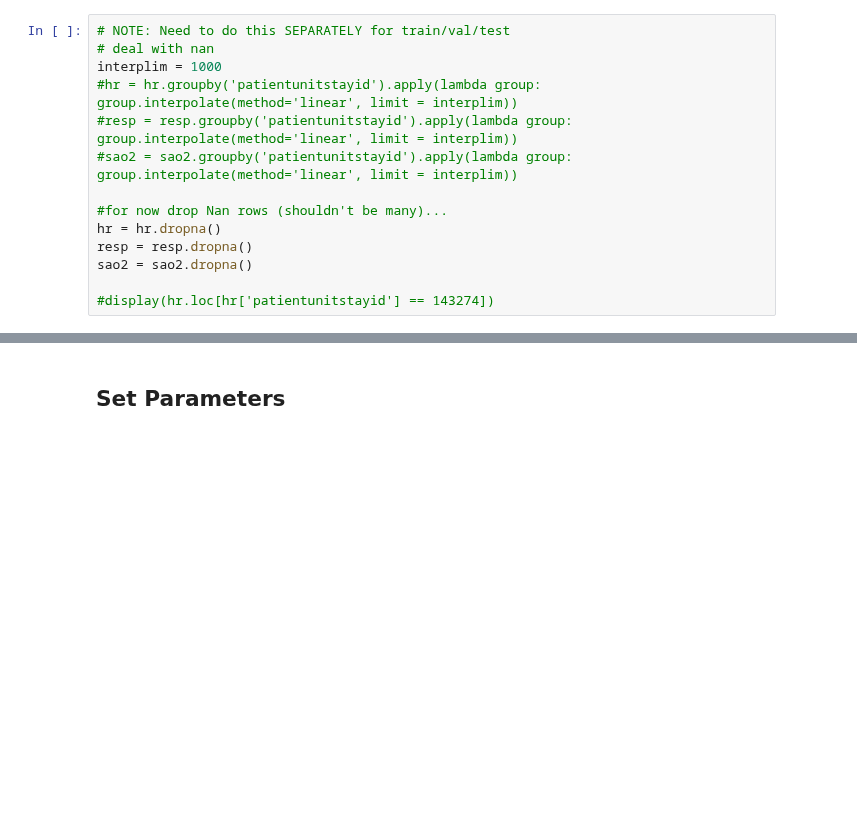
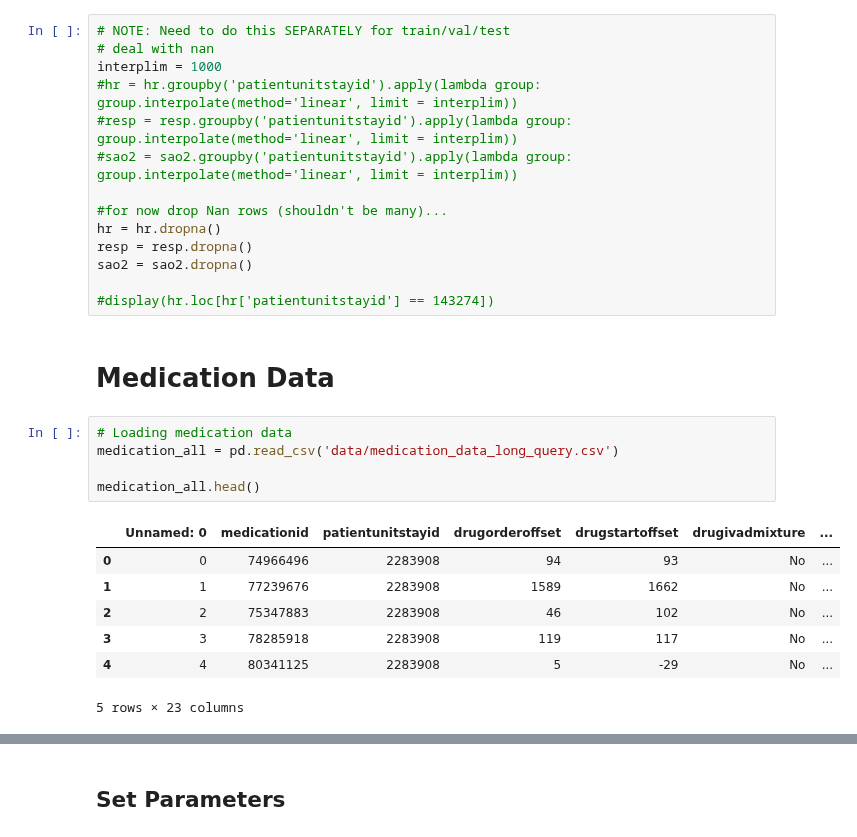
Before and after one commit to adit98/tbi, a Jupyter notebook: GCS_Modeling.ipynb, the cells around one changed output, grey strips where cells are left out. Drawn from its saved outputs; the diff is of its cells as text; blank space fills up the shorter version.

```diff
--- a/GCS_Modeling.ipynb
+++ b/GCS_Modeling.ipynb
@@ -188,3 +188,18 @@ resp = resp.dropna()
 sao2 = sao2.dropna()
 
 #display(hr.loc[hr['patientunitstayid'] == 143274])
+# %% [markdown]
+# Medication Data
+# %%
+# Loading medication data
+medication_all = pd.read_csv('data/medication_data_long_query.csv')
+
+medication_all.head()
+# %% [output]
+|  | Unnamed: 0 | medicationid | patientunitstayid | drugorderoffset | drugstartoffset | drugivadmixture | ... |
+| 0 | 0 | 74966496 | 2283908 | 94 | 93 | No | ... |
+| 1 | 1 | 77239676 | 2283908 | 1589 | 1662 | No | ... |
+| 2 | 2 | 75347883 | 2283908 | 46 | 102 | No | ... |
+| 3 | 3 | 78285918 | 2283908 | 119 | 117 | No | ... |
+| 4 | 4 | 80341125 | 2283908 | 5 | -29 | No | ... |
+5 rows × 23 columns
```
Also changed, not shown: parts of 11 cells of this notebook.
